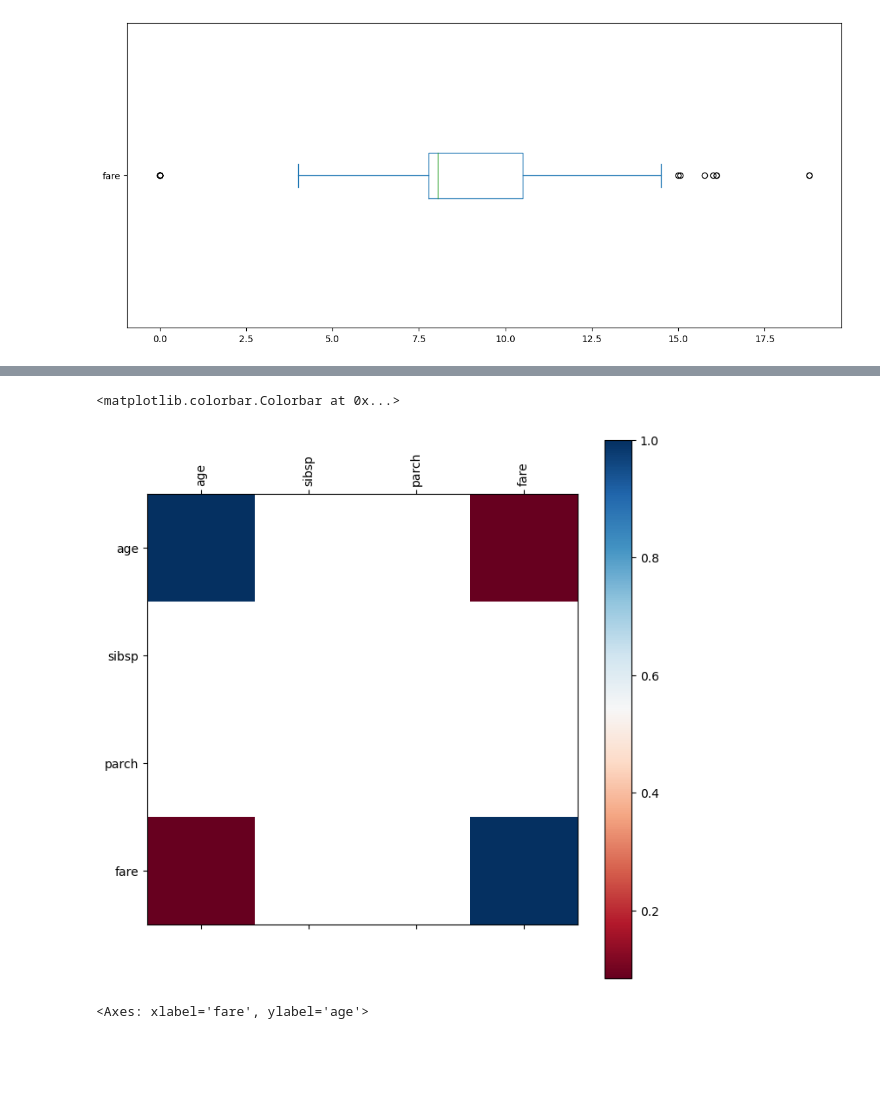
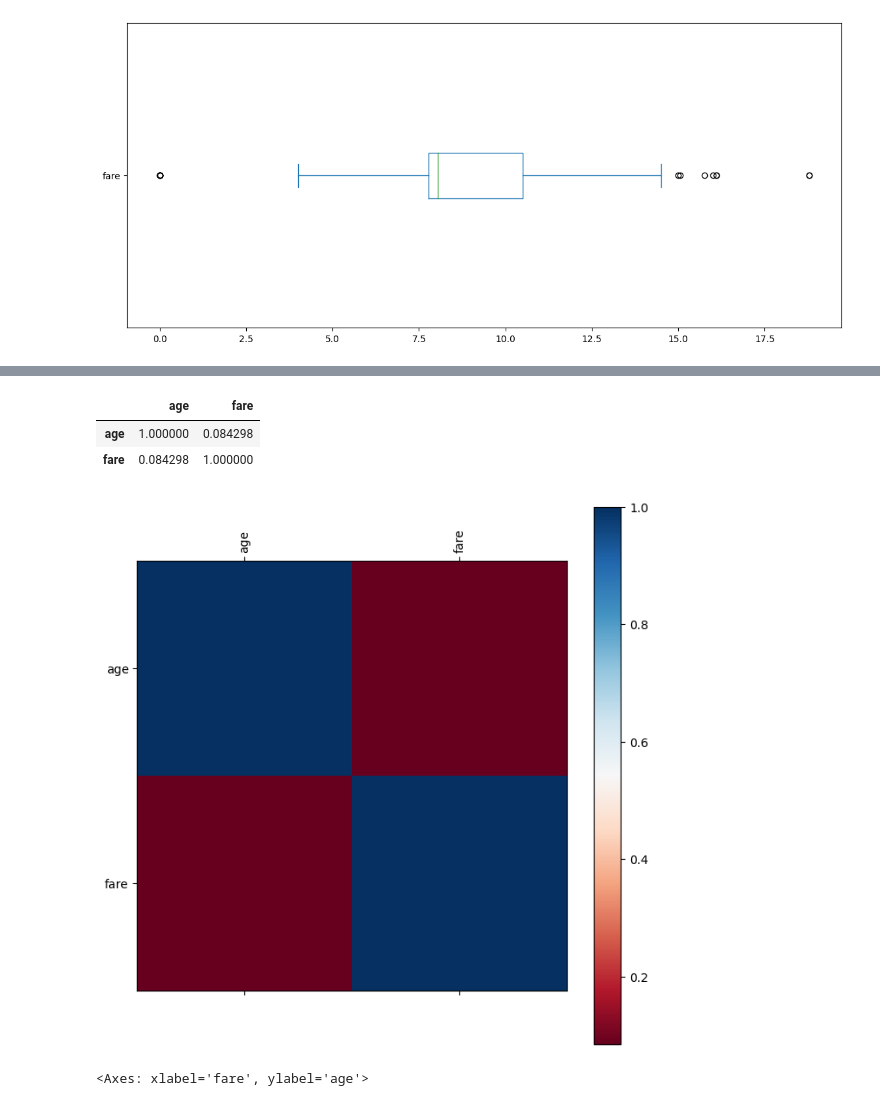
Before and after one commit to IrynaBarnych/AI5, a Jupyter notebook: module2/ДЗ_5.ipynb, the cells around one changed output, grey strips where cells are left out. Drawn from its saved outputs; the diff is of its cells as text; code cells hidden in the pictures; blank space fills up the shorter version.

```diff
--- a/module2/ДЗ_5.ipynb
+++ b/module2/ДЗ_5.ipynb
@@ -129,8 +151,6 @@ df['fare'].plot(kind='box', vert=False, figsize=(14,6))
 # %% [output]
 <Axes: >
 [figure]
-# %%
-df.dropna(inplace=True)
 # %%
 df.info()
 # %% [output]
@@ -148,9 +168,3 @@ Data columns (total 7 columns):
  6   embarked  298 non-null    object
 dtypes: float64(2), int64(2), object(3)
 memory usage: 18.6+ KB
-# %%
-df.dropna(subset=['pclass'], inplace=True)
-
-
-corr = df.corr(method='pearson')
-corr
@@ -163,13 +183,21 @@ corr
 # %%
-fig = plt.figure(figsize=(8,8))
+df_cleaned = df.drop(['sibsp', 'parch'], axis=1)
+
+corr = df_cleaned.corr(method='pearson')
+
+
+fig = plt.figure(figsize=(8, 8))
 plt.matshow(corr, cmap='RdBu', fignum=fig.number)
-
 plt.xticks(range(len(corr.columns)), corr.columns, rotation='vertical')
 plt.yticks(range(len(corr.columns)), corr.columns)
 plt.colorbar()
+
+corr
 # %% [output]
-<matplotlib.colorbar.Colorbar at 0x...>
+|  | age | fare |
+| age | 1.000000 | 0.084298 |
+| fare | 0.084298 | 1.000000 |
-[figure, old version]
+[figure, new version]
 # %%
 df.plot(kind='scatter', x='fare', y='age', figsize=(10,10))
 # %% [output]
```
Also changed, not shown: parts of 5 cells of this notebook.
